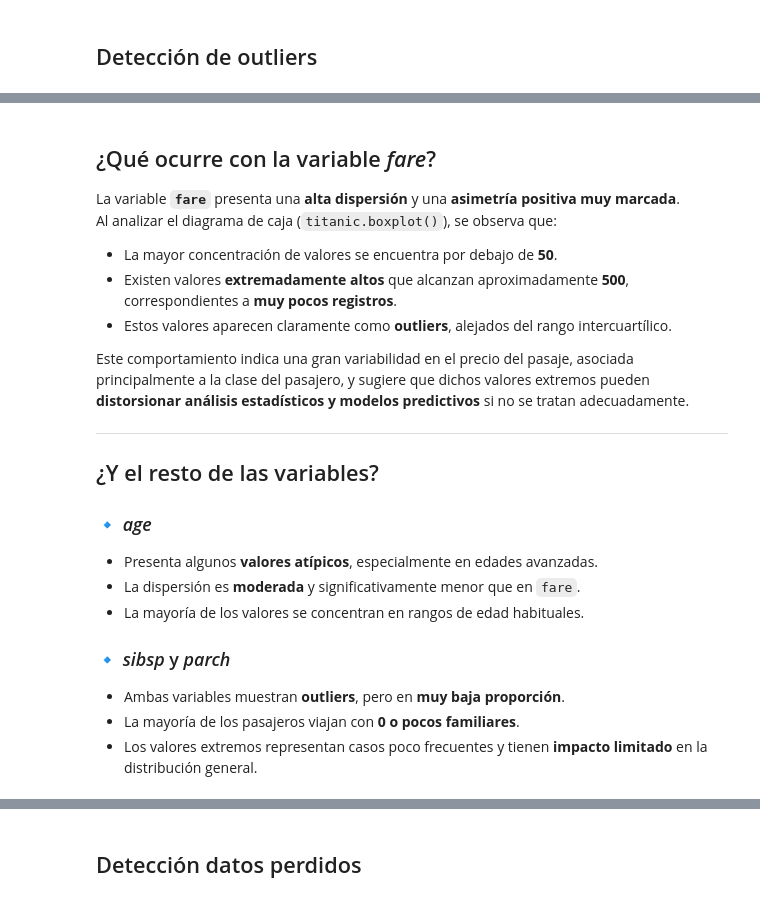
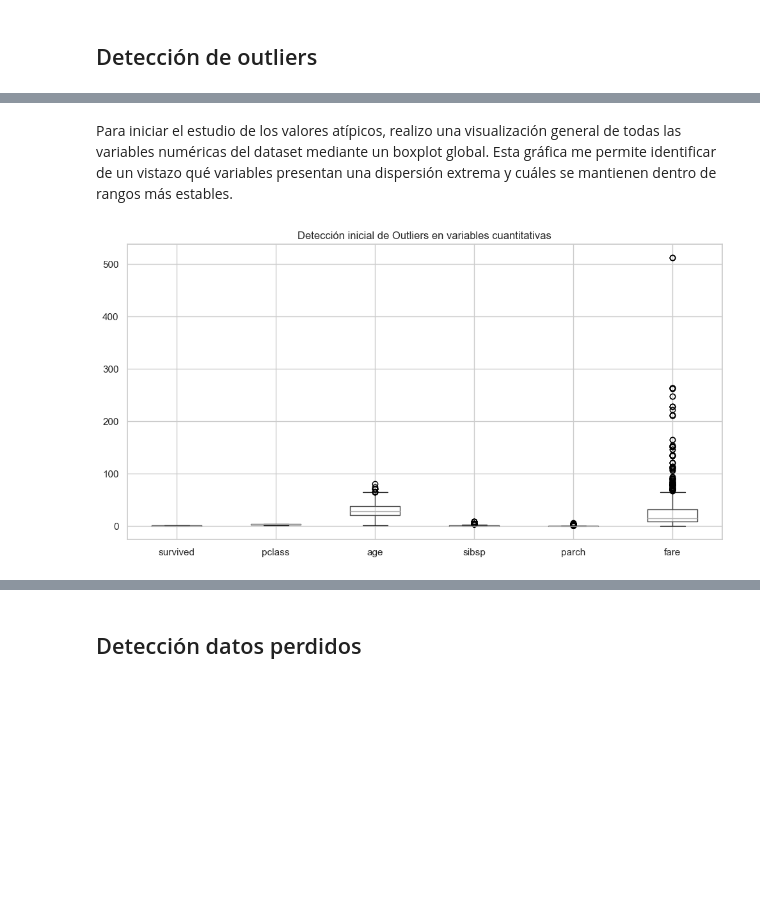
Before and after one commit to duvan1026/Titanic_Big_Data, a Jupyter notebook: ABD_CastroBautistaDuvanDario.ipynb, the cells around one changed output, grey strips where cells are left out. Cells and saved outputs as stored; diff of their text form; code cells hidden in the pictures; blank space fills up the shorter version.

```diff
--- a/ABD_CastroBautistaDuvanDario.ipynb
+++ b/ABD_CastroBautistaDuvanDario.ipynb
@@ -687,25 +700,10 @@ titanic.boxplot()
-# %% [markdown]
-## ¿Qué ocurre con la variable *fare*?
-
-La variable **`fare`** presenta una **alta dispersión** y una **asimetría positiva muy marcada**.
-Al analizar el diagrama de caja (`titanic.boxplot()`), se observa que:
-
-- La mayor concentración de valores se encuentra por debajo de **50**.
-- Existen valores **extremadamente altos** que alcanzan aproximadamente **500**, correspondientes a **muy pocos registros**.
-- Estos valores aparecen claramente como **outliers**, alejados del rango intercuartílico.
-
-Este comportamiento indica una gran variabilidad en el precio del pasaje, asociada principalmente a la clase del pasajero, y sugiere que dichos valores extremos pueden **distorsionar análisis estadísticos y modelos predictivos** si no se tratan adecuadamente.
-
----
-
-## ¿Y el resto de las variables?
-
-### 🔹 *age*
-- Presenta algunos **valores atípicos**, especialmente en edades avanzadas.
-- La dispersión es **moderada** y significativamente menor que en `fare`.
-- La mayoría de los valores se concentran en rangos de edad habituales.
-
-### 🔹 *sibsp* y *parch*
-- Ambas variables muestran **outliers**, pero en **muy baja proporción**.
-- La mayoría de los pasajeros viajan con **0 o pocos familiares**.
-- Los valores extremos representan casos poco frecuentes y tienen **impacto limitado** en la distribución general.
+# %% [markdown]
+Para iniciar el estudio de los valores atípicos, realizo una visualización general de todas las variables numéricas del dataset mediante un boxplot global. Esta gráfica me permite identificar de un vistazo qué variables presentan una dispersión extrema y cuáles se mantienen dentro de rangos más estables.
+# %%
+# Visualización general de outliers
+plt.figure(figsize=(12, 6))
+titanic.boxplot()
+plt.title('Detección inicial de Outliers en variables cuantitativas')
+plt.show()
+# %% [output]
+[figure, added]
```
Also changed, not shown: parts of 29 cells of this notebook.
